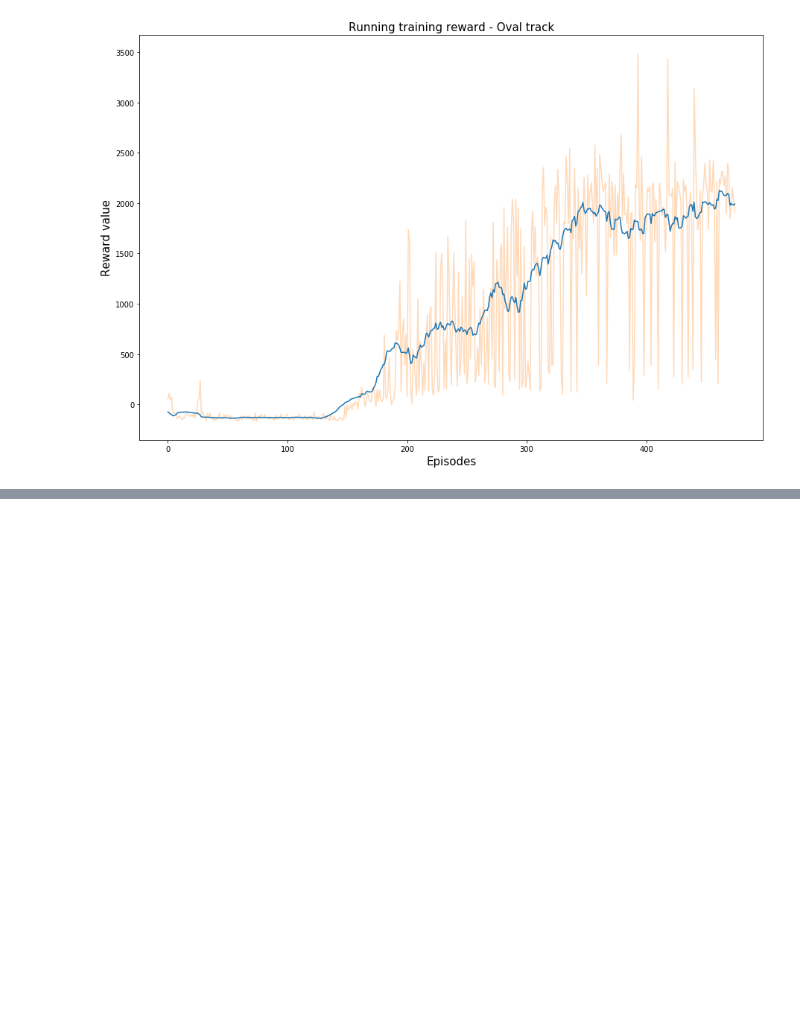
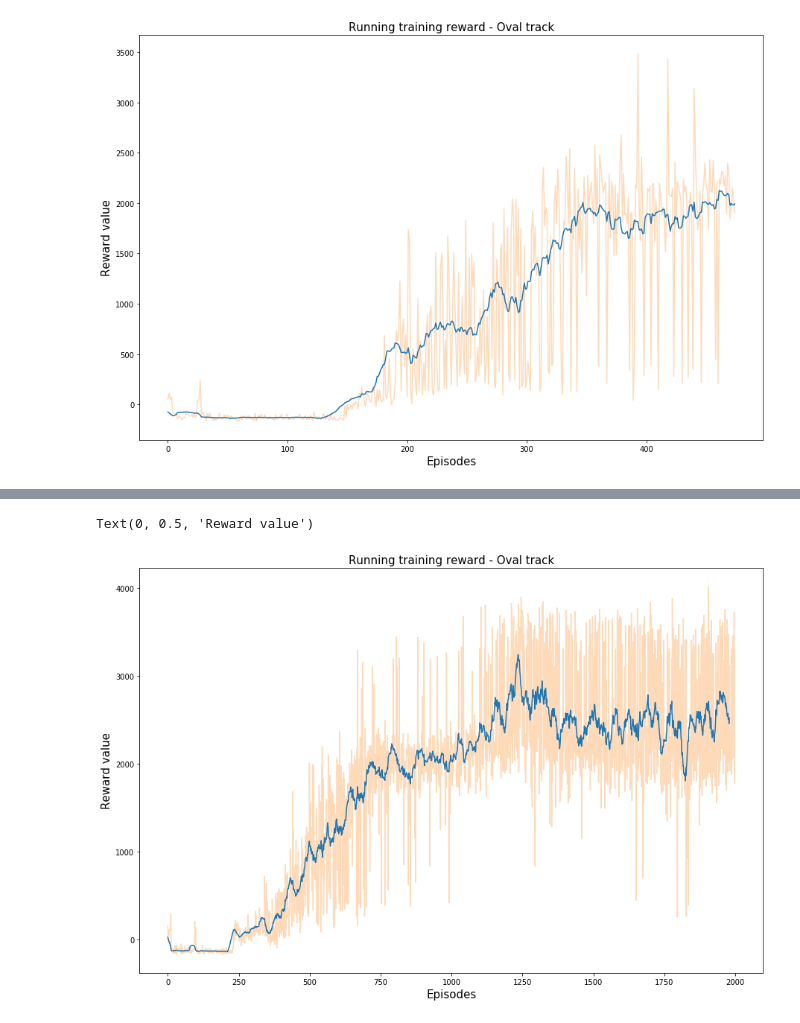
Before and after one commit to ambareeshsrja16/DDPG_Torcs_PyTorch, a Jupyter notebook: plotting.ipynb, the cells around one changed output, grey strips where cells are left out. Saved outputs shown, nothing was run; the diff lists cells and outputs as text; code cells hidden in the pictures; blank space fills up the shorter version.

```diff
--- a/plotting.ipynb
+++ b/plotting.ipynb
@@ -40,0 +47,10 @@ Text(0, 0.5, 'Reward value')
+# %%
+plt.figure(figsize=(15,10))
+plt.plot(r_2, color='peachpuff')
+plt.plot(moving_average(r_2, 20))
+plt.title('Running training reward - Oval track', fontsize=15)
+plt.xlabel('Episodes', fontsize=15)
+plt.ylabel('Reward value', fontsize=15)
+# %% [output]
+Text(0, 0.5, 'Reward value')
+[figure, added]
```
Also changed, not shown: parts of 1 cell of this notebook, 5 other files.
